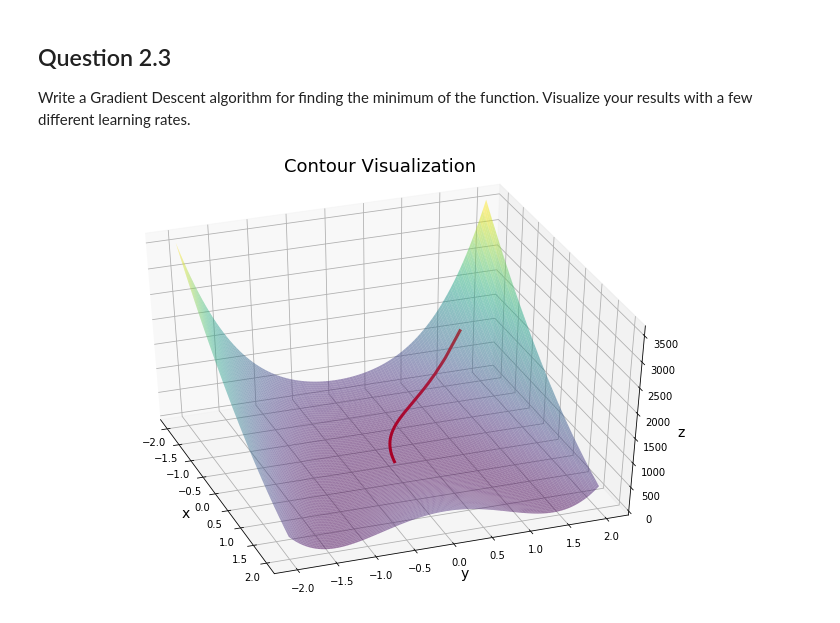
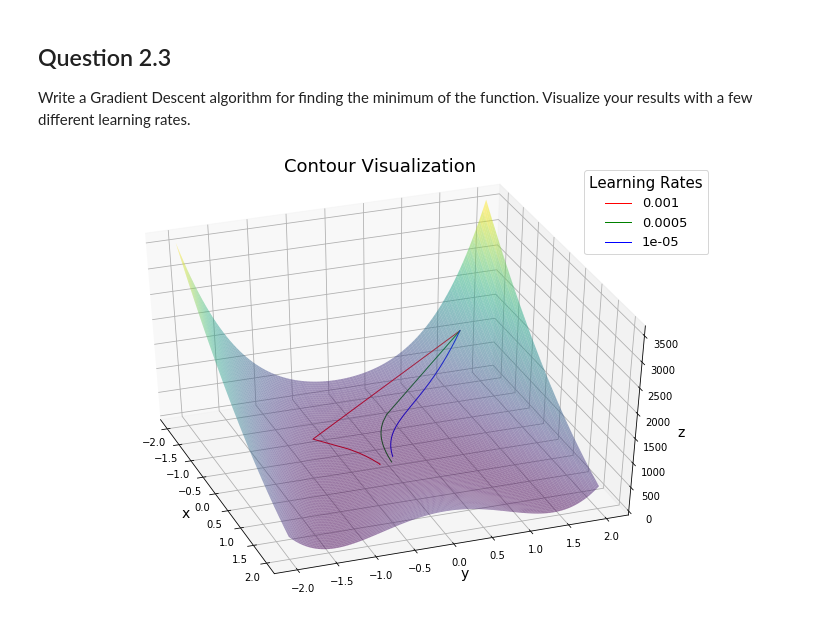
Before and after one commit to Geoff-Lucas/Analytics-590, a Jupyter notebook: HW2/HW2.ipynb, the cells around one changed output. Drawn from its saved outputs; the diff is of its cells as text; code cells hidden in the pictures.

```diff
--- a/HW2/HW2.ipynb
+++ b/HW2/HW2.ipynb
@@ -111,9 +111,8 @@ plt.show()
 Write a Gradient Descent algorithm for finding the minimum of the function. Visualize your results with a few different learning rates.
 # %%
 # Setup
-x, y = -1.5, 1.5
-trajectories = [(x, y, f(x,y))]
-lr = [0.5, 0.1, 0.0001
+trajectories = []
+lr = [0.001, 0.0005, 0.00001]
 n_iter = 1000
 
 def grad_f(x, y):
@@ -124,24 +123,40 @@ def grad_f(x, y):
     return np.array([dfdx, dfdy])
 # %%
 # Gradient Descent
-for i in range(0, n_iter):
-    grad = grad_f(x, y)
-    x = x - lr * grad[0]
-    y = y - lr * grad[1]
-    trajectories.append((x, y, f(x,y)))
+for i in lr:
+
+    x, y = -1.5, 1.5
+
+    trajectories.append((i, x, y, f(x,y)))
+
+    for j in range(0, n_iter):
+        grad = grad_f(x, y)
+        x = x - i * grad[0]
+        y = y - i * grad[1]
+        trajectories.append((i, x, y, f(x,y)))
 
 # Reformat collected trajectories for use
 traj = np.array(trajectories)
 # %%
-# Plot
+# Learning Rate Plotting
 fig = plt.figure(figsize = (12, 8))
 ax = plt.axes(projection='3d')
 ax.plot_surface(X, Y, Z, rstride=1, cstride=1, cmap='viridis', edgecolor='none', alpha = 0.5)
 ax.set_title('Contour Visualization\n', fontsize = 18);
 ax.set_xlabel('x', fontsize = 14)
 ax.set_ylabel('y', fontsize = 14)
 ax.set_zlabel('z', fontsize = 14)
-ax.plot(traj[:, 0], traj[:, 1], traj[:, 2], 'red', lw = 1)
+
+list_colors = ['red', 'green', 'blue']
+
+for i, line_color in zip(lr, list_colors):
+    indexes = np.isin(traj[:,0], i)                                             # Look in first col of traj for lr = i
+    temp = traj[indexes]                                                        # Collect the trajectories for the line
+    ax.plot(temp[:, 1], temp[:, 2], temp[:, 3], color = line_color, lw = 1)     # Plot the line
+
+ax.legend(lr, title = "Learning Rates", title_fontsize = 15, fontsize = 13)
+
 ax.view_init(40, -20)
+plt.show()
 # %% [output]
-[figure, old version]
+[figure, new version]
```
Also changed, not shown: parts of 24 cells of this notebook.
